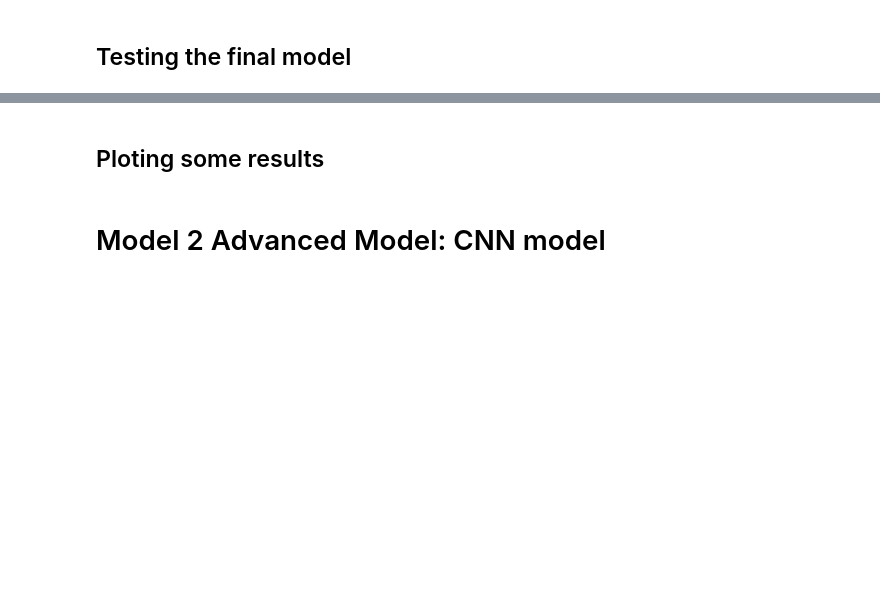
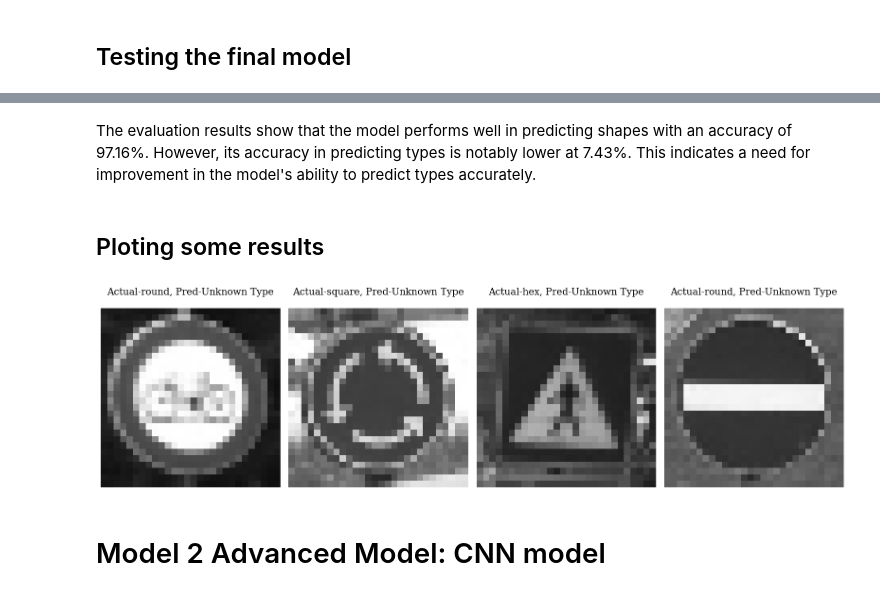
Before and after one commit to BenjapornW/Road-Traffic-Signs-Image-Classification-using-a-Neural-Network, a Jupyter notebook: s3959666_s3961136.ipynb, the cells around one changed output, grey strips where cells are left out. Saved outputs shown, nothing was run; the diff lists cells and outputs as text; code cells hidden in the pictures; blank space fills up the shorter version.

```diff
--- a/s3959666_s3961136.ipynb
+++ b/s3959666_s3961136.ipynb
@@ -451,0 +480,17 @@ model.evaluate(test_generator)
+# %%
+# Data generator for test data
+test_datagen = ImageDataGenerator(rescale=1./255, data_format='channels_last')
+
+batch_size = 32  # or any batch size that fits your memory constraints
+
+test_generator = test_datagen.flow_from_dataframe(
+        dataframe=test_data,
+        directory='./',
+        x_col="image_path",
+        y_col=["Shape", "Type"],  # Assuming you want to predict both Shape and Type
+        target_size=(28, 28),  # Ensure target size matches the input size of the network
+        batch_size=batch_size,
+        class_mode='multi_output')  # Set to 'multi_output' to match your model's configuration
+
+# Evaluate the model
+final_model.evaluate(test_generator)
@@ -452,2 +505,5 @@ model.evaluate(test_generator)
+# %% [markdown]
+
+The evaluation results show that the model performs well in predicting shapes with an accuracy of 97.16%. However, its accuracy in predicting types is notably lower at 7.43%. This indicates a need for improvement in the model's ability to predict types accurately.
 # %% [markdown]
 ## Ploting some results
@@ -496,3 +510,43 @@ plt.show()
+# %%
+## still wrong
+
+import matplotlib.pyplot as plt
+import numpy as np
+
+# Increase the figure size and font size for better visibility
+plt.figure(figsize=(20, 5))  # Adjust the figure size as needed
+font = {'family' : 'serif',
+        'weight' : 'bold',
+        'size'   : 12}  # Increase font size for better readability
+plt.rc('font', **font)
+
+batches = 0
+for x, y in test_generator:
+    batches += 1
+    y_hat = final_model.predict(x, verbose=0)
+    x = np.squeeze(x)
+    if batches < 5:
+        plt.subplot(1, 5, batches)
+        plt.imshow(x[0])  # Displaying the first image in the batch
+        shape_pred_index = np.argmax(y[0])
+        type_pred_index = np.argmax(y_hat[1])
+        try:
+            shape_label = shapes_inv[shape_pred_index]
+        except KeyError:
+            shape_label = 'Unknown Shape'
+        try:
+            type_label = types_inv[type_pred_index]
+        except KeyError:
+            type_label = 'Unknown Type'
+        plt.title("Actual-{}, Pred-{}".format(shape_label, type_label), pad=20)  # Add padding to avoid overlap
+    else:
+        break
+
+    plt.axis('off')
+plt.tight_layout()  # Adjust layout to fit everything nicely
+plt.show()
+# %% [output]
+[figure, added]
 # %%
 # Deeper network: it may be the old term of deap learning
 # Residual Network: A residual neural network is a seminal deep learning model in which the weight layers learn residual functions with reference to the layer inputs.
```
Also changed, not shown: parts of 15 cells of this notebook.
